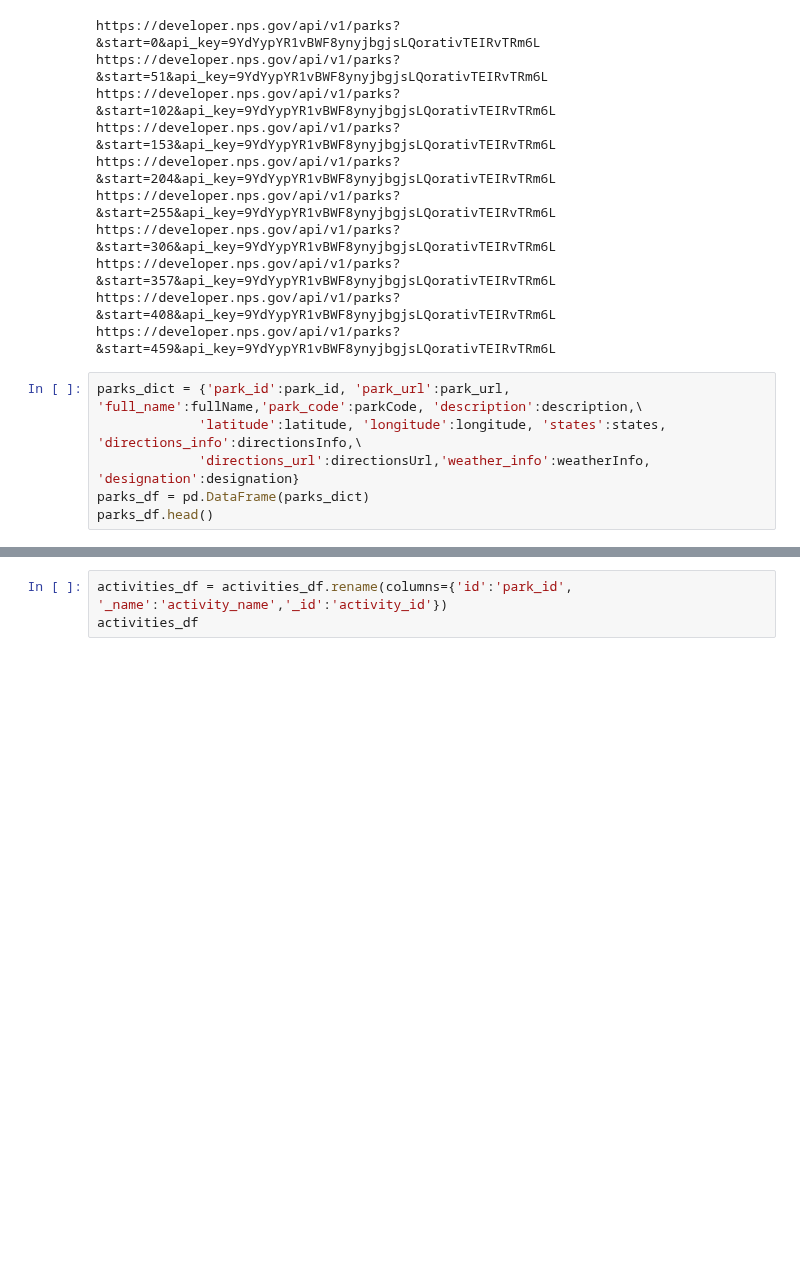
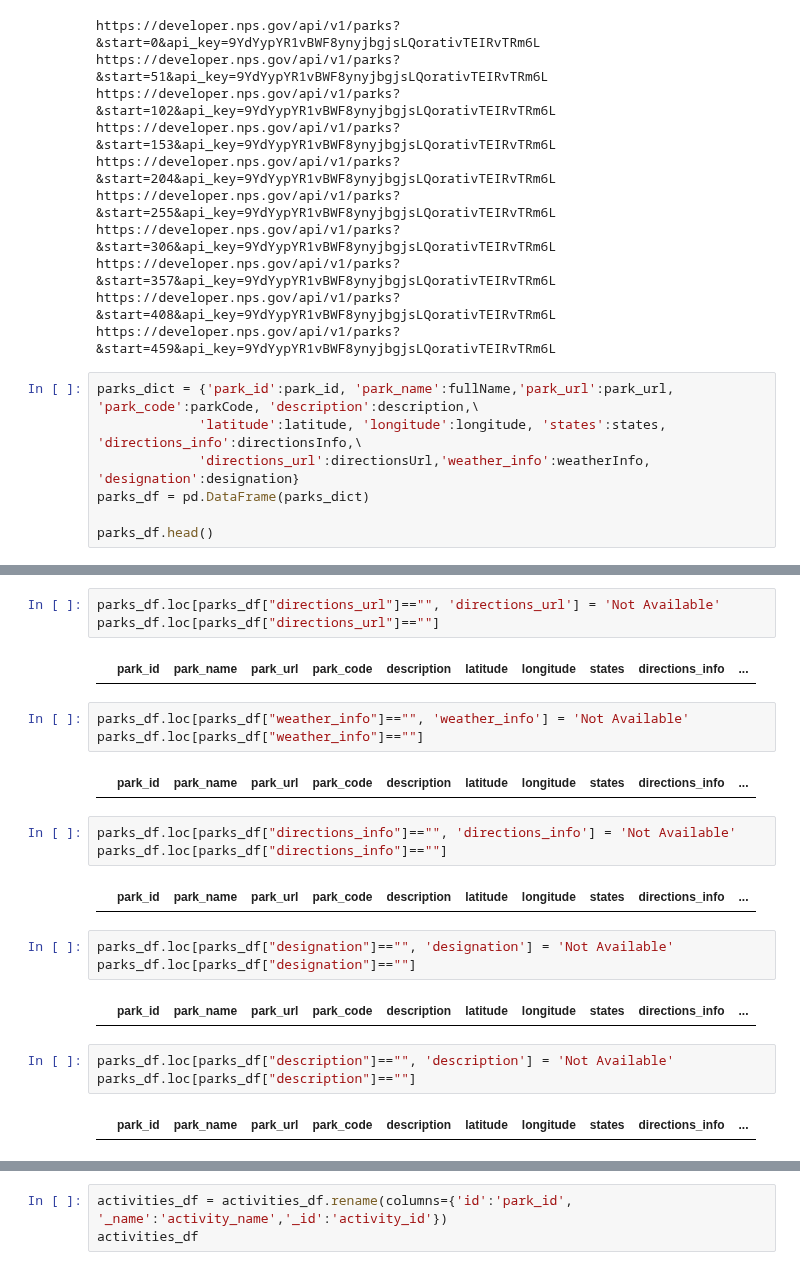
Before and after one commit to adriana-icasiano/National_Parks_Information_Tool, a Jupyter notebook: AI_NPS_parks_data.ipynb, the cells around one changed output, grey strips where cells are left out. Cells and saved outputs as stored; diff of their text form; blank space fills up the shorter version.

Commit message:
replaced missing values in data with not available, generated new park csv

```diff
--- a/AI_NPS_parks_data.ipynb
+++ b/AI_NPS_parks_data.ipynb
@@ -93,9 +93,10 @@ https://developer.nps.gov/api/v1/parks?&start=357&api_key=9YdYypYR1vBWF8ynyjbgjs
 https://developer.nps.gov/api/v1/parks?&start=408&api_key=9YdYypYR1vBWF8ynyjbgjsLQorativTEIRvTRm6L
 https://developer.nps.gov/api/v1/parks?&start=459&api_key=9YdYypYR1vBWF8ynyjbgjsLQorativTEIRvTRm6L
 # %%
-parks_dict = {'park_id':park_id, 'park_url':park_url, 'full_name':fullName,'park_code':parkCode, 'description':description,\
+parks_dict = {'park_id':park_id, 'park_name':fullName,'park_url':park_url, 'park_code':parkCode, 'description':description,\
              'latitude':latitude, 'longitude':longitude, 'states':states, 'directions_info':directionsInfo,\
              'directions_url':directionsUrl,'weather_info':weatherInfo, 'designation':designation}
 parks_df = pd.DataFrame(parks_dict)
+
 parks_df.head()
 # %% [output]
@@ -107,0 +109,25 @@ parks_df.head()
+# %%
+parks_df.loc[parks_df["directions_url"]=="", 'directions_url'] = 'Not Available'
+parks_df.loc[parks_df["directions_url"]==""]
+# %% [output]
+|  | park_id | park_name | park_url | park_code | description | latitude | longitude | states | directions_info | ... |
+# %%
+parks_df.loc[parks_df["weather_info"]=="", 'weather_info'] = 'Not Available'
+parks_df.loc[parks_df["weather_info"]==""]
+# %% [output]
+|  | park_id | park_name | park_url | park_code | description | latitude | longitude | states | directions_info | ... |
+# %%
+parks_df.loc[parks_df["directions_info"]=="", 'directions_info'] = 'Not Available'
+parks_df.loc[parks_df["directions_info"]==""]
+# %% [output]
+|  | park_id | park_name | park_url | park_code | description | latitude | longitude | states | directions_info | ... |
+# %%
+parks_df.loc[parks_df["designation"]=="", 'designation'] = 'Not Available'
+parks_df.loc[parks_df["designation"]==""]
+# %% [output]
+|  | park_id | park_name | park_url | park_code | description | latitude | longitude | states | directions_info | ... |
+# %%
+parks_df.loc[parks_df["description"]=="", 'description'] = 'Not Available'
+parks_df.loc[parks_df["description"]==""]
+# %% [output]
+|  | park_id | park_name | park_url | park_code | description | latitude | longitude | states | directions_info | ... |
```
Also changed, not shown: parts of 3 cells of this notebook, 2 other files.
